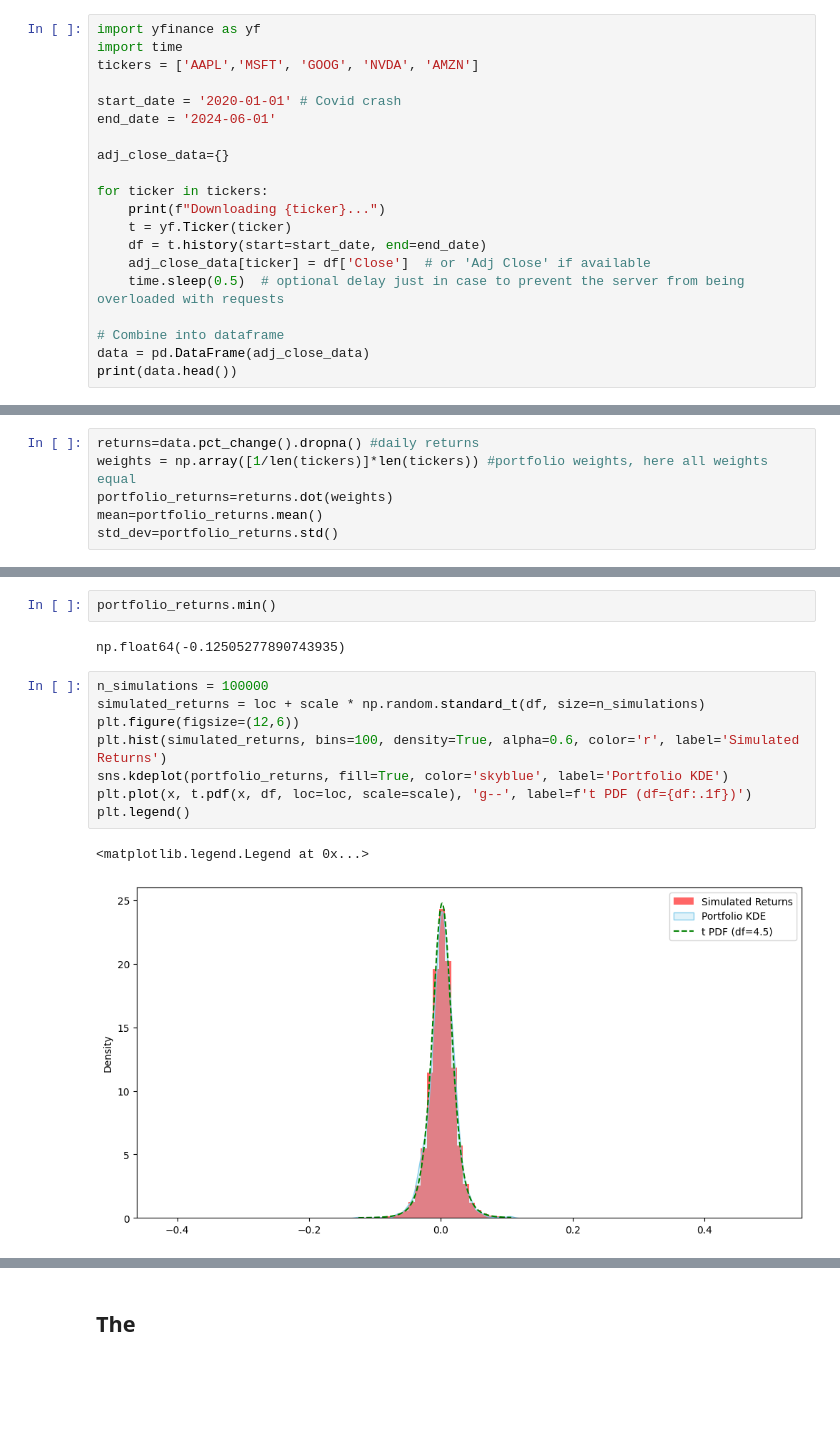
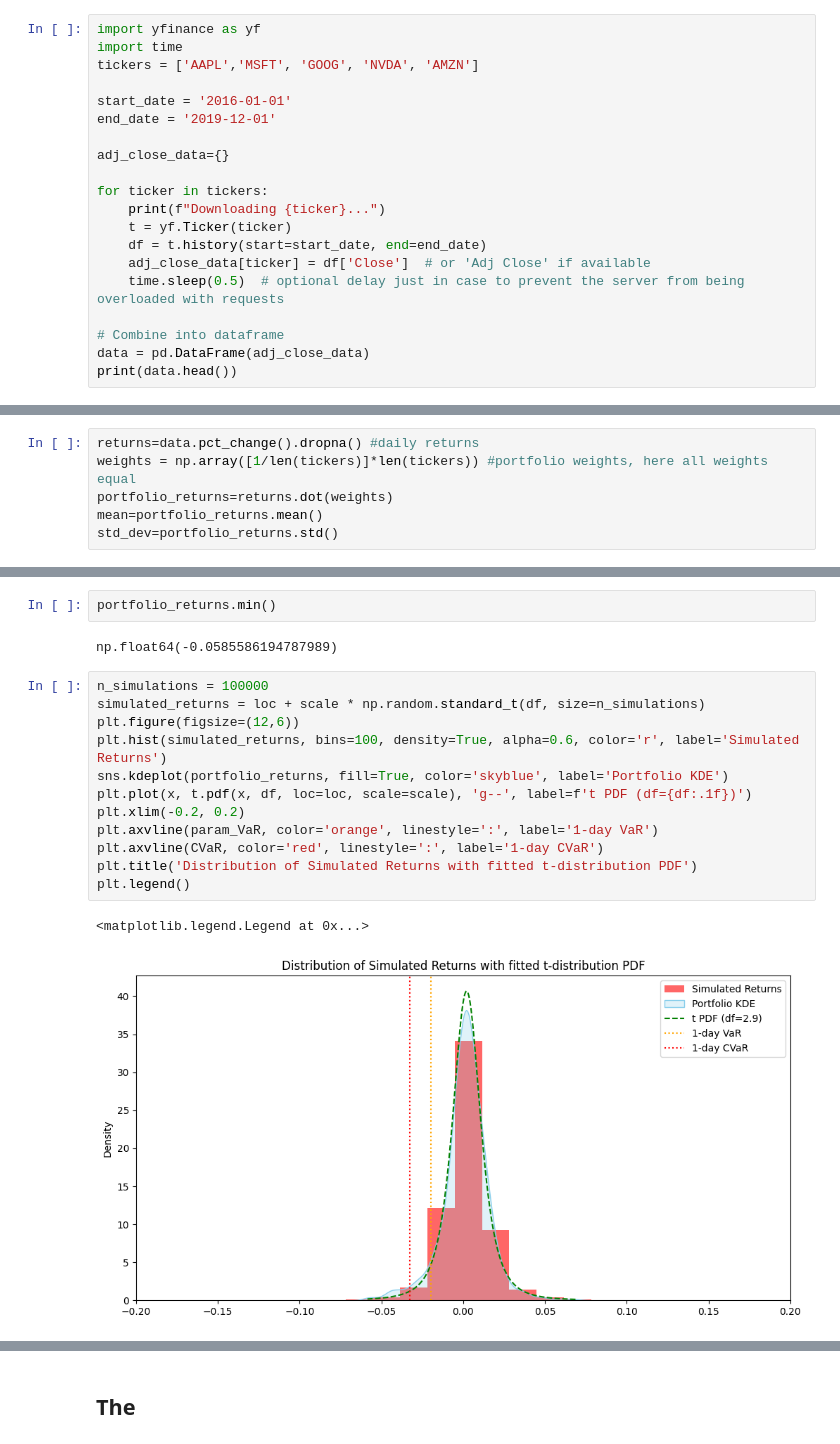
Before and after one commit to manipuppeteer/Finance-Projects, a Jupyter notebook: Stess_Test.ipynb, the cells around one changed output, grey strips where cells are left out. Drawn from its saved outputs; the diff is of its cells as text; blank space fills up the shorter version.

```diff
--- a/Stess_Test.ipynb
+++ b/Stess_Test.ipynb
@@ -11,8 +11,8 @@ import yfinance as yf
 import time
 tickers = ['AAPL','MSFT', 'GOOG', 'NVDA', 'AMZN']
 
-start_date = '2020-01-01' # Covid crash
-end_date = '2024-06-01'
+start_date = '2016-01-01'
+end_date = '2019-12-01'
 
 adj_close_data={}
 
@@ -95,15 +98,19 @@ plt.show()
 # %%
 portfolio_returns.min()
 # %% [output]
-np.float64(-0.12505277890743935)
+np.float64(-0.0585586194787989)
 # %%
 n_simulations = 100000
 simulated_returns = loc + scale * np.random.standard_t(df, size=n_simulations)
 plt.figure(figsize=(12,6))
 plt.hist(simulated_returns, bins=100, density=True, alpha=0.6, color='r', label='Simulated Returns')
 sns.kdeplot(portfolio_returns, fill=True, color='skyblue', label='Portfolio KDE')
 plt.plot(x, t.pdf(x, df, loc=loc, scale=scale), 'g--', label=f't PDF (df={df:.1f})')
+plt.xlim(-0.2, 0.2)
+plt.axvline(param_VaR, color='orange', linestyle=':', label='1-day VaR')
+plt.axvline(CVaR, color='red', linestyle=':', label='1-day CVaR')
+plt.title('Distribution of Simulated Returns with fitted t-distribution PDF')
 plt.legend()
 # %% [output]
 <matplotlib.legend.Legend at 0x...>
-[figure, old version]
+[figure, new version]
```
Also changed, not shown: parts of 14 cells of this notebook.
